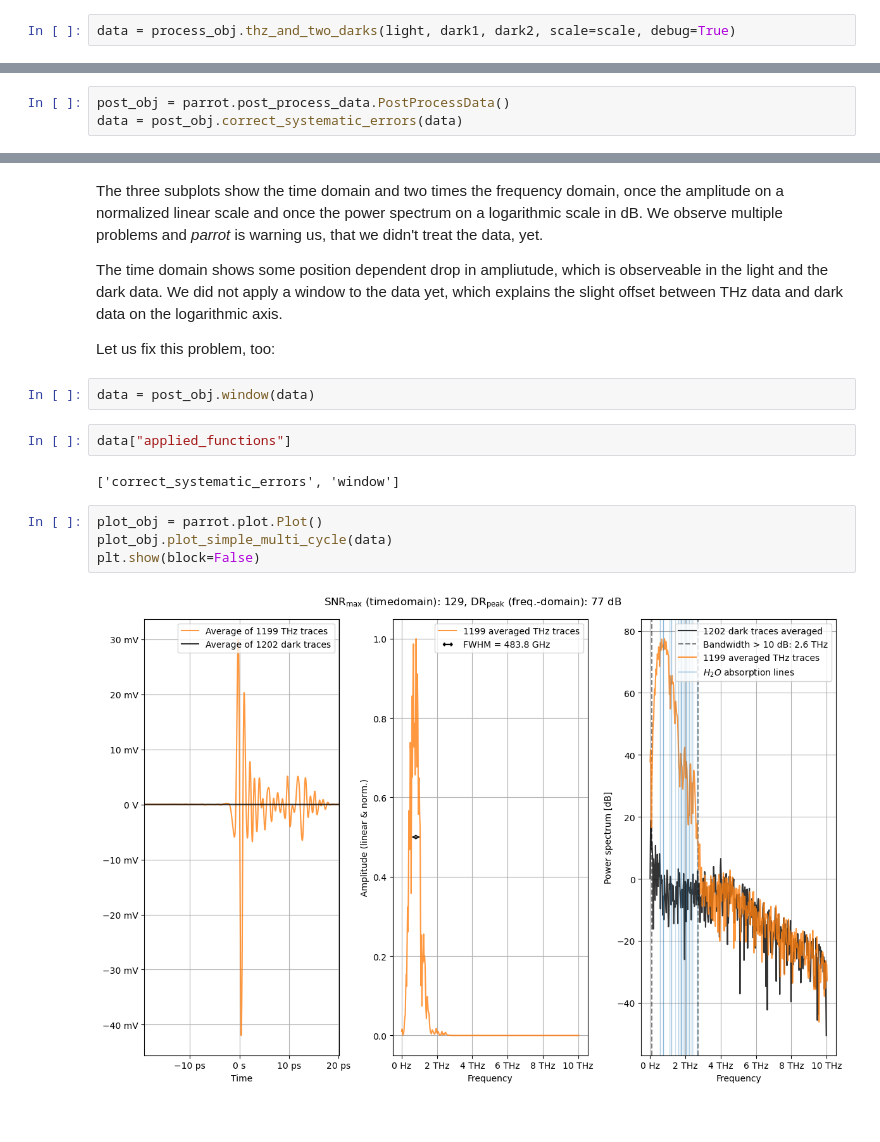
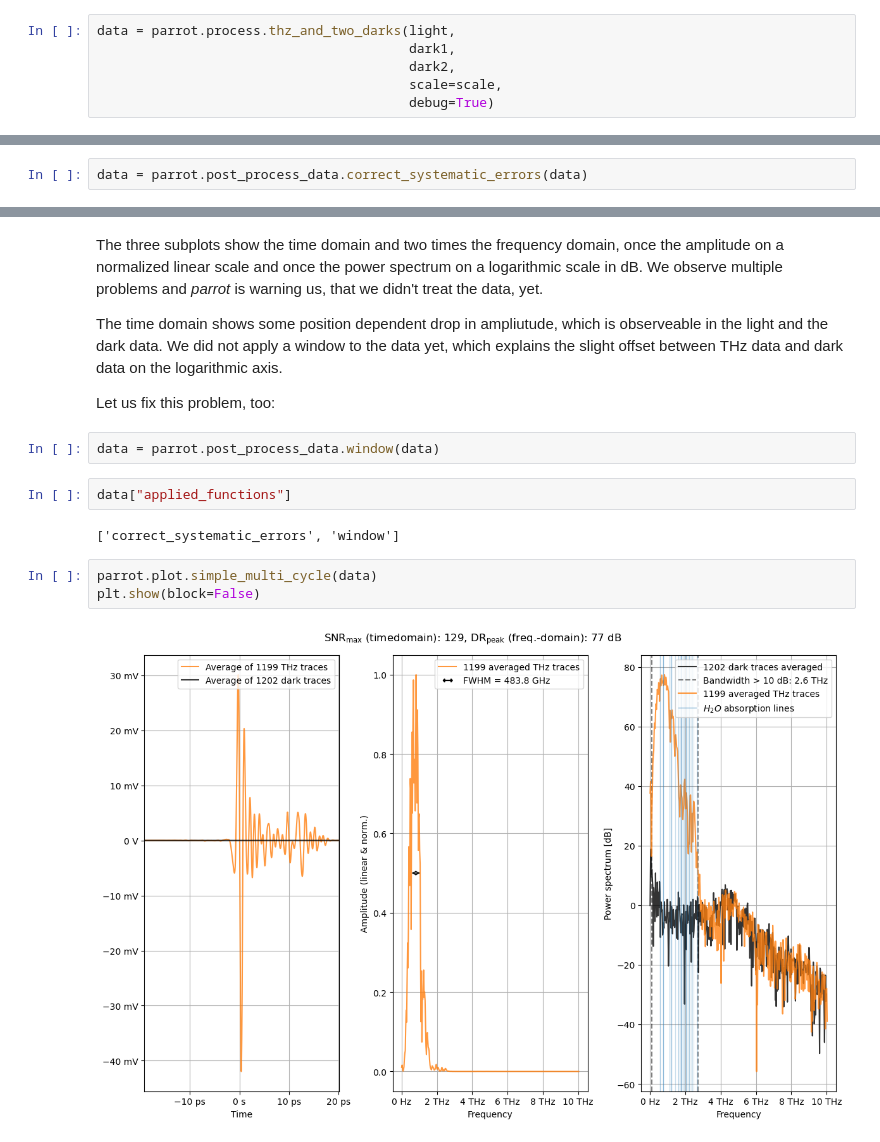
Before and after one commit to puls-lab/parrot, a Jupyter notebook: Example.ipynb, the cells around one changed output, grey strips where cells are left out. Cells and saved outputs as stored; diff of their text form.

```diff
--- a/Example.ipynb
+++ b/Example.ipynb
@@ -125,7 +127,11 @@ The last setting to discuss is the `debug`-parameter. At various positions insid
 Parrot will first analyze the light dataset, where the THz data from the forward/backward movement of the delay stage is processed.
 A delay on the positional data will be adjusted, so that the single traces overlap and the standard deviation of all traces is minimized.
 # %%
-data = process_obj.thz_and_two_darks(light, dark1, dark2, scale=scale, debug=True)
+data = parrot.process.thz_and_two_darks(light,
+                                        dark1,
+                                        dark2,
+                                        scale=scale,
+                                        debug=True)
 # %% [output]
 [INFO] Position data is low-pass filtered with 100 Hz.
 [INFO] 50 THz > Nyquist-frequency (25 kHz), ignoring parameter.
@@ -208,5 +217,4 @@ NotImplementedError: You supplied two dark measurements but did not execute `cor
 
 ## Let us fix this problem:
 # %%
-post_obj = parrot.post_process_data.PostProcessData()
-data = post_obj.correct_systematic_errors(data)
+data = parrot.post_process_data.correct_systematic_errors(data)
@@ -235,14 +242,13 @@ The time domain shows some position dependent drop in ampliutude, which is obser
 
 Let us fix this problem, too:
 # %%
-data = post_obj.window(data)
+data = parrot.post_process_data.window(data)
-# %%
-data["applied_functions"]
-# %% [output]
-['correct_systematic_errors', 'window']
+# %%
+data["applied_functions"]
+# %% [output]
+['correct_systematic_errors', 'window']
 # %%
-plot_obj = parrot.plot.Plot()
-plot_obj.plot_simple_multi_cycle(data)
+parrot.plot.simple_multi_cycle(data)
 plt.show(block=False)
 # %% [output]
-[figure, old version]
+[figure, new version]
```
Also changed, not shown: parts of 25 cells of this notebook, 3 other files.
